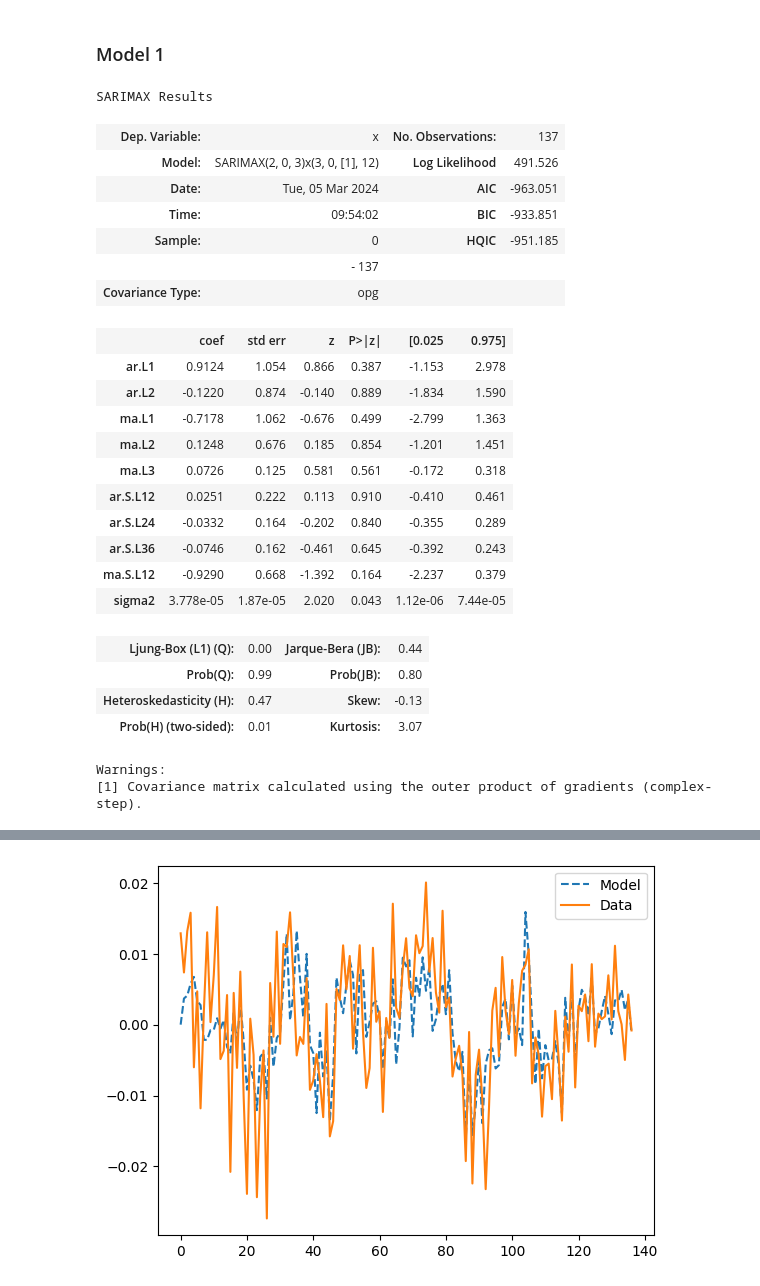
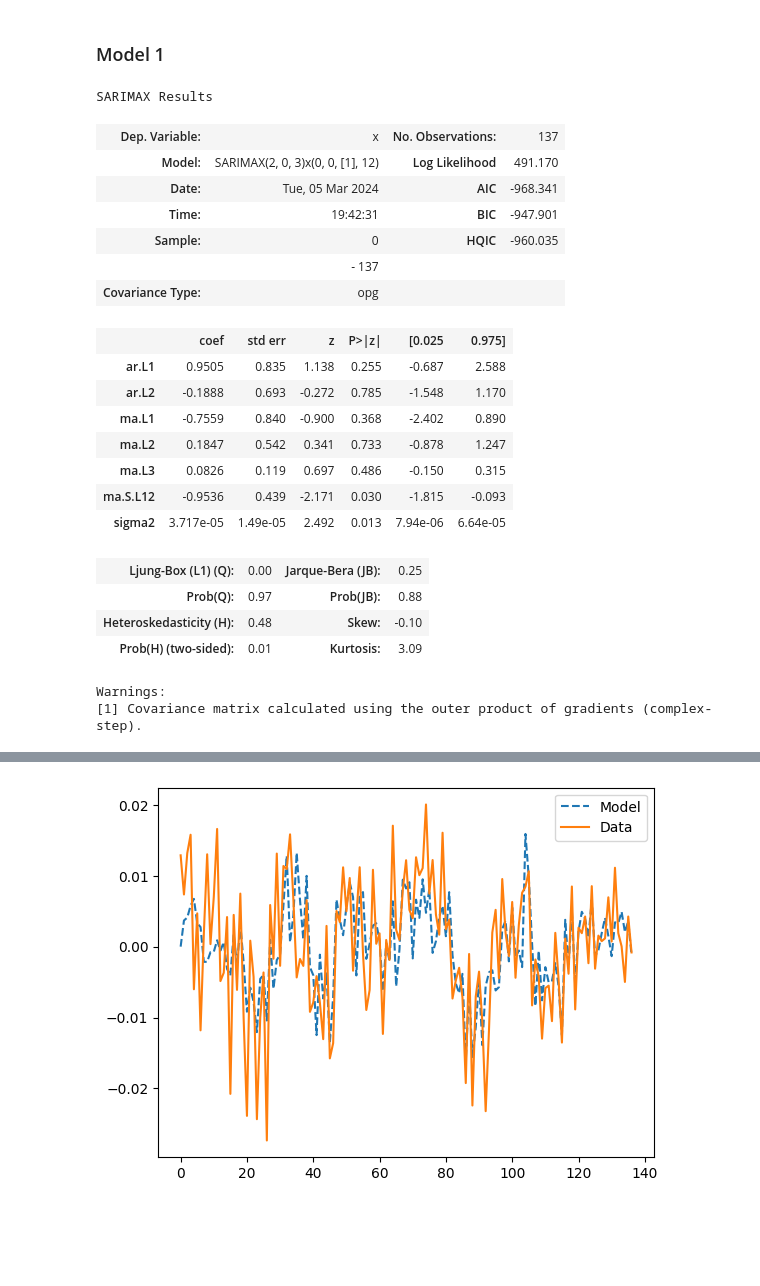
Before and after one commit to bwolfe0/Time_Series_PSTAT274, a Jupyter notebook: Lab_5/Lab_5_274.ipynb, the cells around one changed output, grey strips where cells are left out. Drawn from its saved outputs; the diff is of its cells as text; code cells hidden in the pictures; blank space fills up the shorter version.

```diff
--- a/Lab_5/Lab_5_274.ipynb
+++ b/Lab_5/Lab_5_274.ipynb
@@ -110,32 +110,29 @@ The difference between them is whether to include the 3rd AR lag for the seasona
 # %% [markdown]
 ### Model 1
 # %%
-model_1 = SARIMAX(ddlog_data.dropna().reset_index(drop=True), order=(2,0,3), seasonal_order=(3,0,1,12)).fit(disp=0, max_iter=5000, method='powell')
+model_1 = SARIMAX(ddlog_data.dropna().reset_index(drop=True), order=(2,0,3), seasonal_order=(0,0,1,12)).fit(disp=0, max_iter=5000, method='powell')
 model_1.summary()
 # %% [output]
 SARIMAX Results
 | Dep. Variable: | x | No. Observations: | 137 |
-| Model: | SARIMAX(2, 0, 3)x(3, 0, [1], 12) | Log Likelihood | 491.526 |
-| Date: | Tue, 05 Mar 2024 | AIC | -963.051 |
-| Time: | 09:54:02 | BIC | -933.851 |
-| Sample: | 0 | HQIC | -951.185 |
+| Model: | SARIMAX(2, 0, 3)x(0, 0, [1], 12) | Log Likelihood | 491.170 |
+| Date: | Tue, 05 Mar 2024 | AIC | -968.341 |
+| Time: | 19:42:31 | BIC | -947.901 |
+| Sample: | 0 | HQIC | -960.035 |
 |  | - 137 |  |  |
 | Covariance Type: | opg |  |  |
 |  | coef | std err | z | P>|z| | [0.025 | 0.975] |
-| ar.L1 | 0.9124 | 1.054 | 0.866 | 0.387 | -1.153 | 2.978 |
-| ar.L2 | -0.1220 | 0.874 | -0.140 | 0.889 | -1.834 | 1.590 |
-| ma.L1 | -0.7178 | 1.062 | -0.676 | 0.499 | -2.799 | 1.363 |
-| ma.L2 | 0.1248 | 0.676 | 0.185 | 0.854 | -1.201 | 1.451 |
-| ma.L3 | 0.0726 | 0.125 | 0.581 | 0.561 | -0.172 | 0.318 |
-| ar.S.L12 | 0.0251 | 0.222 | 0.113 | 0.910 | -0.410 | 0.461 |
-| ar.S.L24 | -0.0332 | 0.164 | -0.202 | 0.840 | -0.355 | 0.289 |
-| ar.S.L36 | -0.0746 | 0.162 | -0.461 | 0.645 | -0.392 | 0.243 |
-| ma.S.L12 | -0.9290 | 0.668 | -1.392 | 0.164 | -2.237 | 0.379 |
-| sigma2 | 3.778e-05 | 1.87e-05 | 2.020 | 0.043 | 1.12e-06 | 7.44e-05 |
+| ar.L1 | 0.9505 | 0.835 | 1.138 | 0.255 | -0.687 | 2.588 |
+| ar.L2 | -0.1888 | 0.693 | -0.272 | 0.785 | -1.548 | 1.170 |
+| ma.L1 | -0.7559 | 0.840 | -0.900 | 0.368 | -2.402 | 0.890 |
+| ma.L2 | 0.1847 | 0.542 | 0.341 | 0.733 | -0.878 | 1.247 |
+| ma.L3 | 0.0826 | 0.119 | 0.697 | 0.486 | -0.150 | 0.315 |
+| ma.S.L12 | -0.9536 | 0.439 | -2.171 | 0.030 | -1.815 | -0.093 |
+| sigma2 | 3.717e-05 | 1.49e-05 | 2.492 | 0.013 | 7.94e-06 | 6.64e-05 |
-| Ljung-Box (L1) (Q): | 0.00 | Jarque-Bera (JB): | 0.44 |
-| Prob(Q): | 0.99 | Prob(JB): | 0.80 |
-| Heteroskedasticity (H): | 0.47 | Skew: | -0.13 |
-| Prob(H) (two-sided): | 0.01 | Kurtosis: | 3.07 |
+| Ljung-Box (L1) (Q): | 0.00 | Jarque-Bera (JB): | 0.25 |
+| Prob(Q): | 0.97 | Prob(JB): | 0.88 |
+| Heteroskedasticity (H): | 0.48 | Skew: | -0.10 |
+| Prob(H) (two-sided): | 0.01 | Kurtosis: | 3.09 |
 Warnings:
 [1] Covariance matrix calculated using the outer product of gradients (complex-step).
 # %% [markdown]
```
Also changed, not shown: parts of 12 cells of this notebook.
